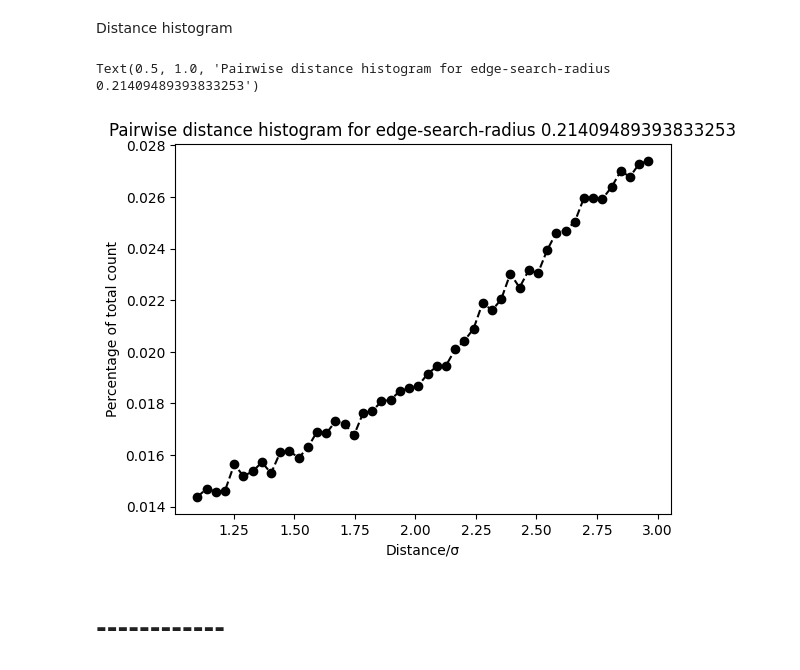
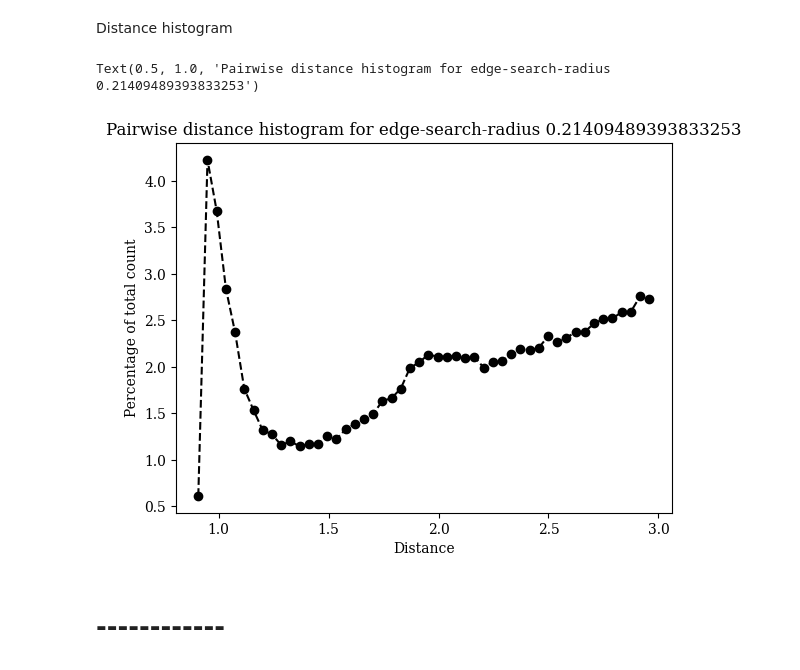
Before and after one commit to Phistian/exjobb, a Jupyter notebook: miguel/training/4training.ipynb, the cells around one changed output. Drawn from its saved outputs; the diff is of its cells as text; code cells hidden in the pictures.

```diff
--- a/miguel/training/4training.ipynb
+++ b/miguel/training/4training.ipynb
@@ -173,7 +166,7 @@ import cupy as cp
 # %%
 from traitlets.traitlets import Long
 ## Load data
-data_dict = np.load(datasets_address + "tslj/N50mixed output4 samples1000 its1000 F_P60.npy", allow_pickle=True).item() #### MISTAKE IN NAMING N50MIXED OUTPUTV, SHOULD NOT BE OUTPUTV BUT OUTPUT4. CHANGED AFTER TRAINING STARTED, BUT DATA CORRECT.
+data_dict = np.load(datasets_address + "tslj/N50nonmixed output4 samples1000 its1000000 F_P60.npy", allow_pickle=True).item() #### MISTAKE IN NAMING N50MIXED OUTPUTV, SHOULD NOT BE OUTPUTV BUT OUTPUT4. CHANGED AFTER TRAINING STARTED, BUT DATA CORRECT.
 
 
 ## Extract some variables and leave only the dictionary which will be input to the graph extractor
@@ -273,21 +281,26 @@ Creating graph edges...
 # %% [markdown]
 Distance histogram
 # %%
+import matplotlib.pyplot as plt
+
+from matplotlib import rcParams
+rcParams['font.family'] = 'serif'
+rcParams['font.sans-serif'] = ['times new roman']
 distances = train_graph[0][1]
 histogram, hist_vals = np.histogram(distances, bins=50)
 histogram
 hist_vals = hist_vals*max_vals["centroid-0"]
 hist_vals
 
-percentage_histogram = histogram/sum(histogram)
+percentage_histogram = histogram/sum(histogram)*100
 plt.scatter(hist_vals[:-1], percentage_histogram, color=[0,0,0])
 plt.plot(hist_vals[:-1], percentage_histogram, color = [0,0,0], linestyle='dashed')
-plt.xlabel("Distance/\u03C3")
+plt.xlabel("Distance")
 plt.ylabel("Percentage of total count")
 plt.title(f"Pairwise distance histogram for edge-search-radius {global_search_radius}")
 # %% [output]
 Text(0.5, 1.0, 'Pairwise distance histogram for edge-search-radius 0.21409489393833253')
-[figure, old version]
+[figure, new version]
 # %% [markdown]
 # ------------
 # %% [markdown]
```
Also changed, not shown: parts of 19 cells of this notebook.
